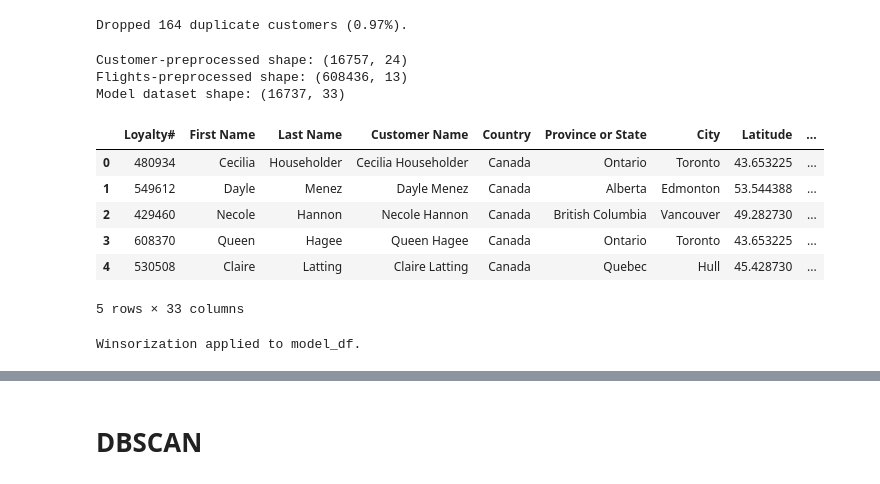
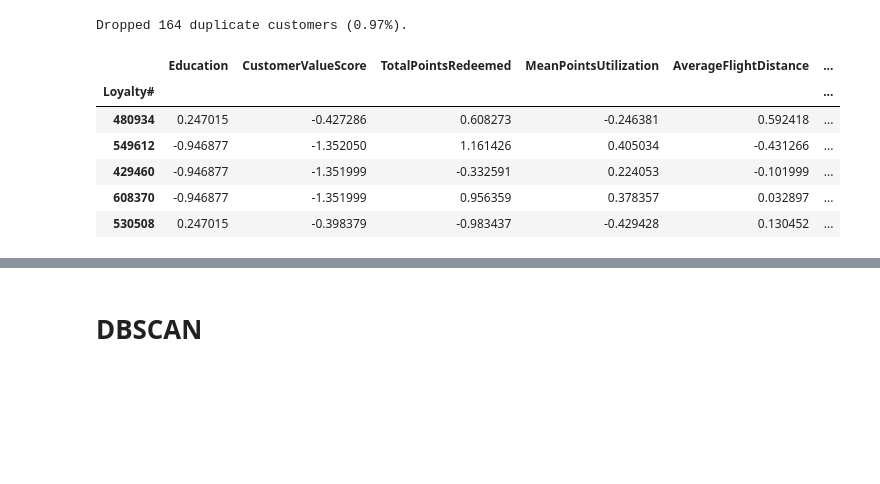
Before and after one commit to lucasdmcax/data_mining, a Jupyter notebook: Group20_EDA_Clustering.ipynb, the cells around one changed output, grey strips where cells are left out. Cells and saved outputs as stored; diff of their text form; code cells hidden in the pictures; blank space fills up the shorter version.

Commit message:
change preprocessing

```diff
--- a/Group20_EDA_Clustering.ipynb
+++ b/Group20_EDA_Clustering.ipynb
@@ -210,59 +306,17 @@ print(f"Dropped {dropped_rows} duplicate customers ({dropped_percentage:.2f}%)."
 # %% [output]
 Dropped 164 duplicate customers (0.97%).
 # %%
-# Run preprocessing for each table
-customer_preprocessed = preprocess_customers(customer_db)
-flights_preprocessed = preprocess_flights(flights_db)
+# Create the modeling dataset using the pipeline function
+# This handles preprocessing, merging, missing values, encoding, feature selection AND scaling
+model_df = create_model_df(customer_db, flights_db)
 
-# Build customer-level flight features
-customer_flight_features = build_customer_flight_features(flights_preprocessed)
-
-# Merge into a single modelling dataset (one row per customer)
-id_col = 'Loyalty#'
-model_df = (
-    customer_preprocessed
-    .merge(customer_flight_features, on=id_col, how='inner')
-)
-
-print("Customer-preprocessed shape:", customer_preprocessed.shape)
-print("Flights-preprocessed shape:", flights_preprocessed.shape)
-print("Model dataset shape:", model_df.shape)
 
 model_df.head()
 # %% [output]
-Customer-preprocessed shape: (16757, 24)
-Flights-preprocessed shape: (608436, 13)
-Model dataset shape: (16737, 33)
-|  | Loyalty# | First Name | Last Name | Customer Name | Country | Province or State | City | Latitude | ... |
-| 0 | 480934 | Cecilia | Householder | Cecilia Householder | Canada | Ontario | Toronto | 43.653225 | ... |
-| 1 | 549612 | Dayle | Menez | Dayle Menez | Canada | Alberta | Edmonton | 53.544388 | ... |
-| 2 | 429460 | Necole | Hannon | Necole Hannon | Canada | British Columbia | Vancouver | 49.282730 | ... |
-| 3 | 608370 | Queen | Hagee | Queen Hagee | Canada | Ontario | Toronto | 43.653225 | ... |
-| 4 | 530508 | Claire | Latting | Claire Latting | Canada | Quebec | Hull | 45.428730 | ... |
+|  | Education | CustomerValueScore | TotalPointsRedeemed | MeanPointsUtilization | AverageFlightDistance | ... |
+| Loyalty# |  |  |  |  |  | ... |
+| 480934 | 0.247015 | -0.427286 | 0.608273 | -0.246381 | 0.592418 | ... |
+| 549612 | -0.946877 | -1.352050 | 1.161426 | 0.405034 | -0.431266 | ... |
+| 429460 | -0.946877 | -1.351999 | -0.332591 | 0.224053 | -0.101999 | ... |
+| 608370 | -0.946877 | -1.351999 | 0.956359 | 0.378357 | 0.032897 | ... |
+| 530508 | 0.247015 | -0.398379 | -0.983437 | -0.429428 | 0.130452 | ... |
-5 rows × 33 columns
-# %%
-# Apply winsorization to the merged dataset
-flight_outlier_cols = [
-    'TotalFlights',
-    'TotalDistanceKM',
-    'TotalPointsAccumulated',
-    'TotalPointsRedeemed',
-    'AverageFlightDistance'
-]
-
-customer_outlier_cols = [
-    'Income',
-    'Customer Lifetime Value',
-    'CustomerLifetimeValue_log'
-]
-
-# Winsorize both sets of columns on the model_df directly
-model_df = winsorize_dataframe(
-    model_df,
-    columns=flight_outlier_cols + customer_outlier_cols,
-    limits=(0.01, 0.01)    # winsorize at 1% and 99%
-)
-
-print("Winsorization applied to model_df.")
-# %% [output]
-Winsorization applied to model_df.
```
Also changed, not shown: parts of 17 cells of this notebook.
